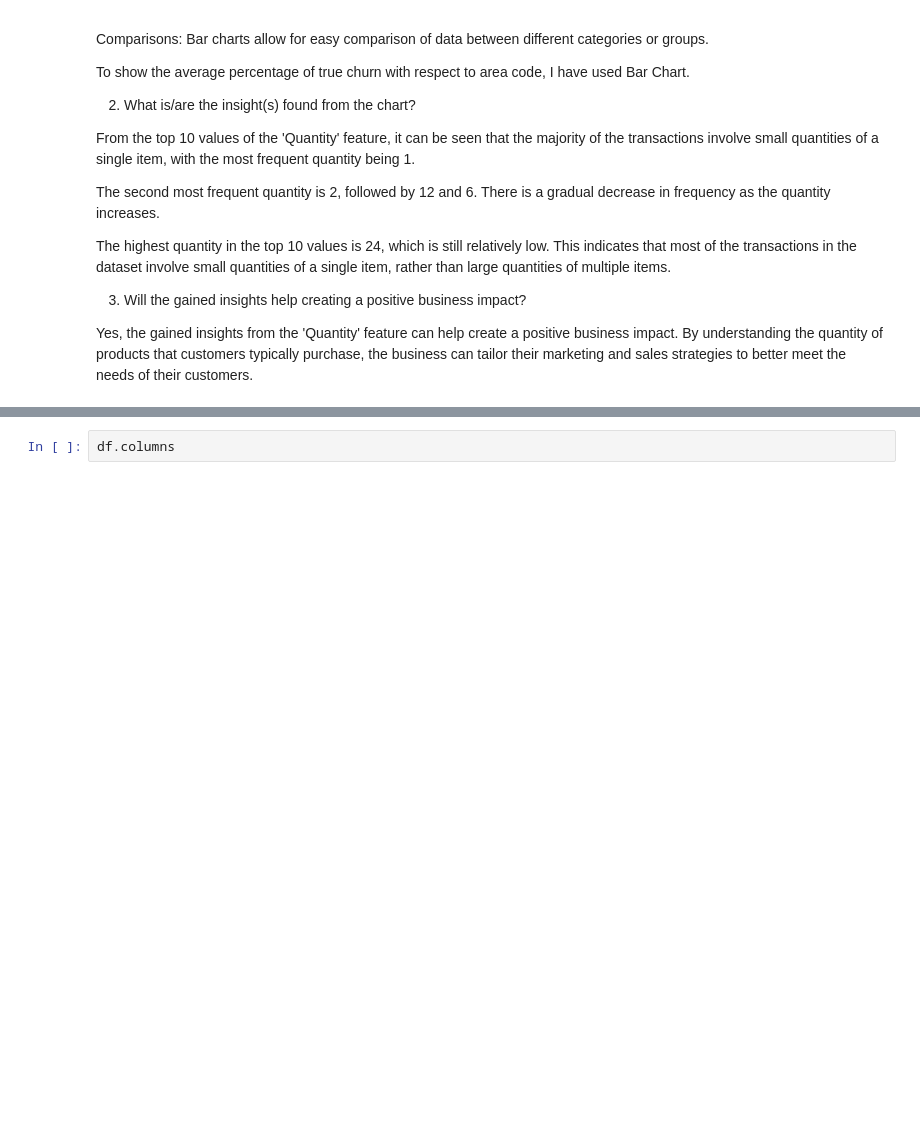
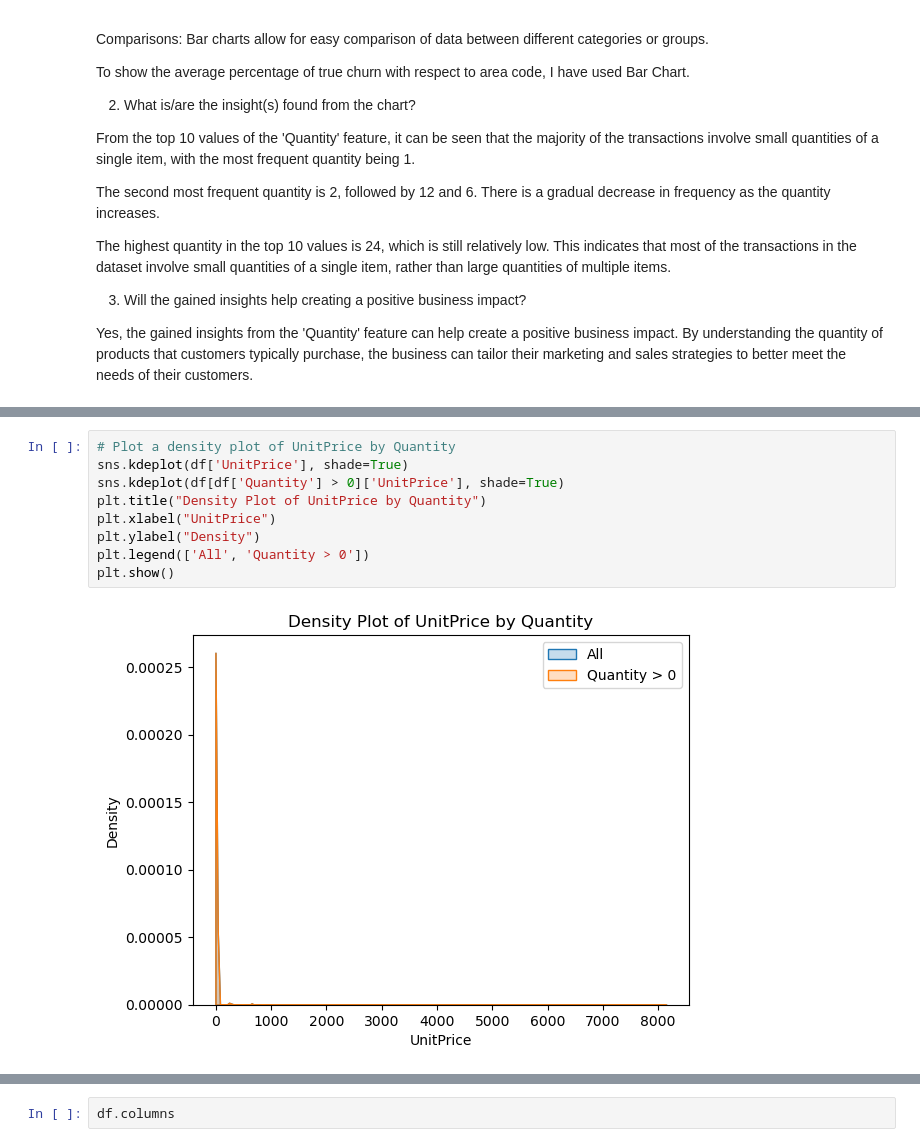
Before and after one commit to tusharraskar/Online-Retail-Customer-Segmentation, a Jupyter notebook: Online Retail Customer Segmentation.ipynb, the cells around one changed output, grey strips where cells are left out. Saved outputs shown, nothing was run; the diff lists cells and outputs as text; blank space fills up the shorter version.

Commit message:
UnitPrice Feature Explored

```diff
--- a/Online Retail Customer Segmentation.ipynb
+++ b/Online Retail Customer Segmentation.ipynb
@@ -497,0 +507,11 @@ Yes, the gained insights from the 'Quantity' feature can help create a positive
+# %%
+# Plot a density plot of UnitPrice by Quantity
+sns.kdeplot(df['UnitPrice'], shade=True)
+sns.kdeplot(df[df['Quantity'] > 0]['UnitPrice'], shade=True)
+plt.title("Density Plot of UnitPrice by Quantity")
+plt.xlabel("UnitPrice")
+plt.ylabel("Density")
+plt.legend(['All', 'Quantity > 0'])
+plt.show()
+# %% [output]
+[figure, added]
```
Also changed, not shown: parts of 6 cells of this notebook.
